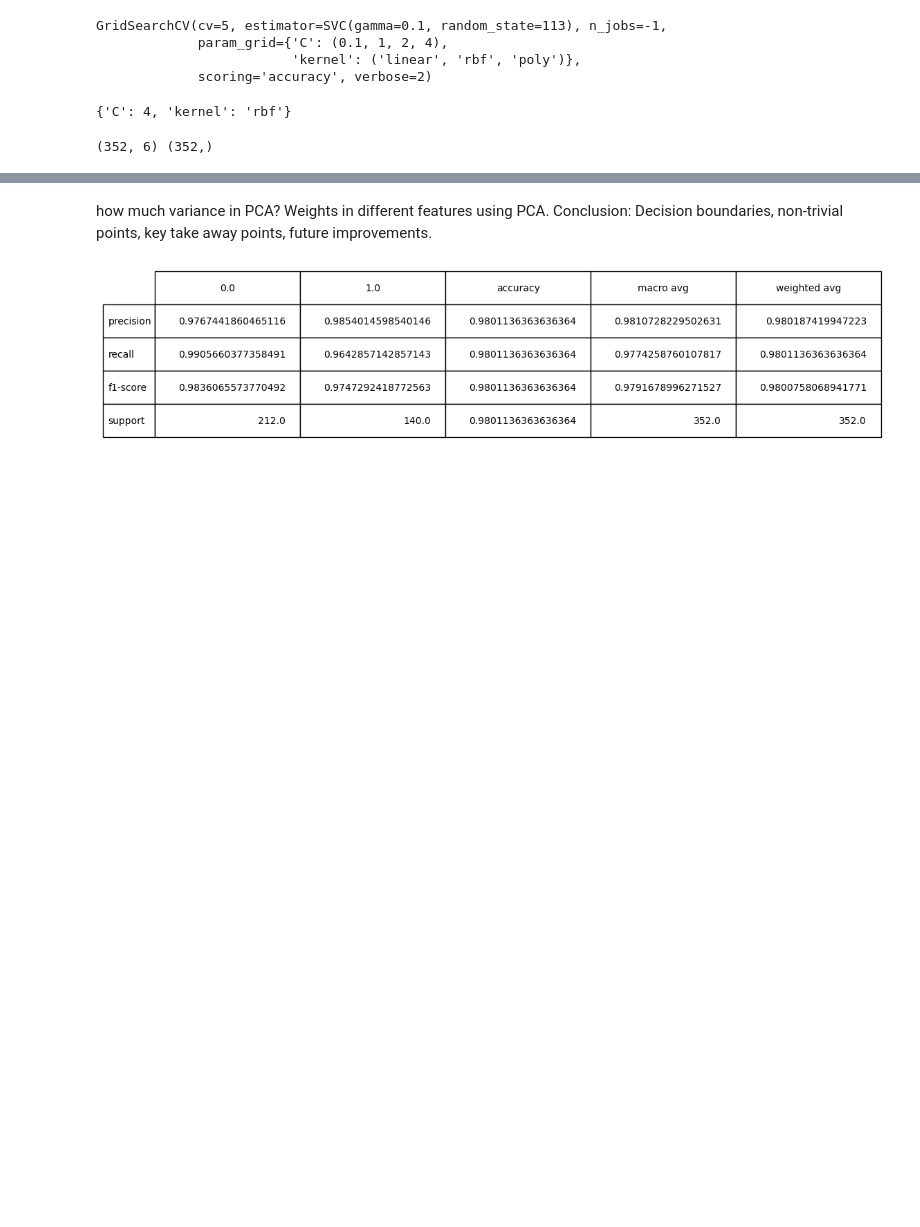
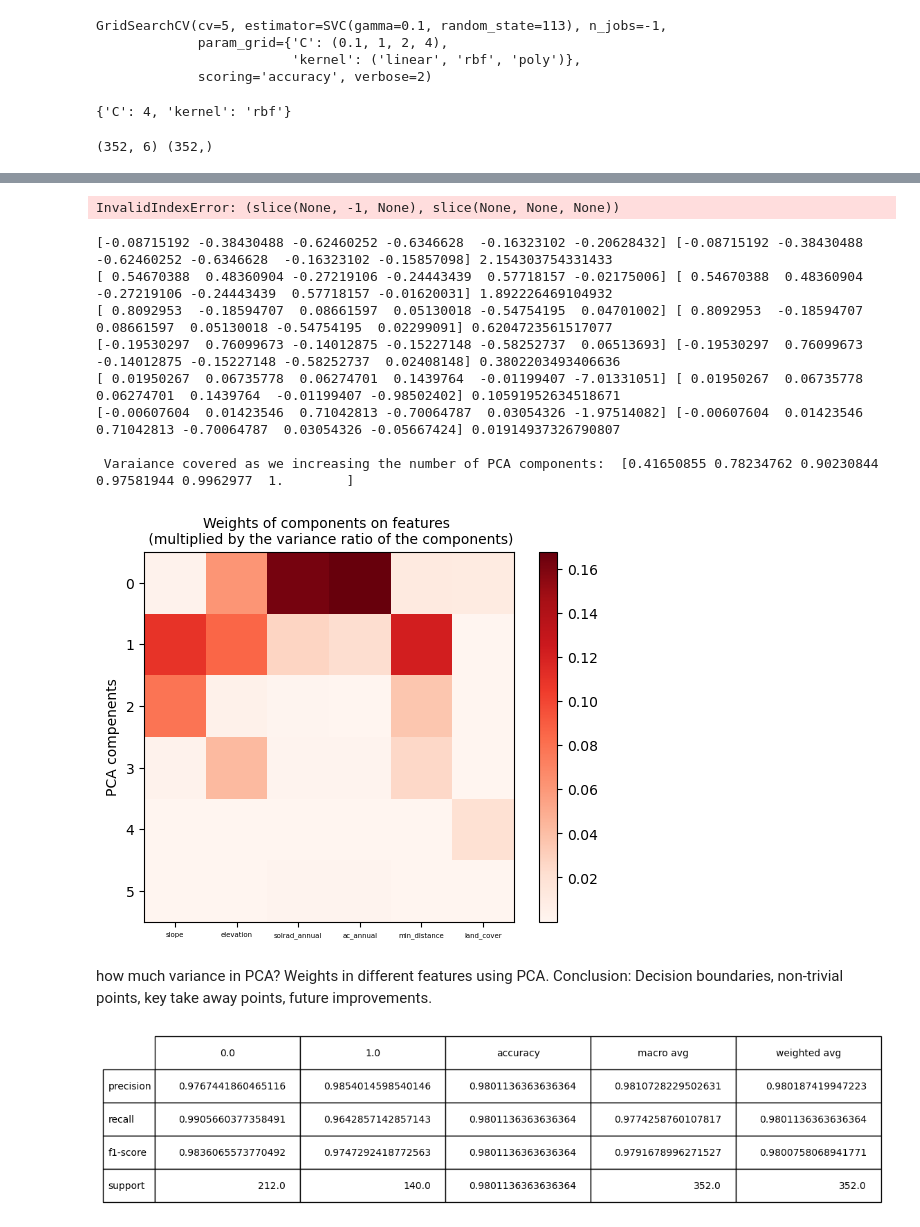
Before and after one commit to hrhampapura/SolarFarmPrediction, a Jupyter notebook: ml_code/SVM/svm.ipynb, the cells around one changed output, grey strips where cells are left out. Cells and saved outputs as stored; diff of their text form; code cells hidden in the pictures; blank space fills up the shorter version.

```diff
--- a/ml_code/SVM/svm.ipynb
+++ b/ml_code/SVM/svm.ipynb
@@ -150,6 +150,9 @@ assert np.sum(np.abs(X_train_2['land_cover'].values - X_train['land_cover'].valu
 
 X_test = X_test_2
 X_train = X_train_2
+
+col_index = {'slope':0, 'elevation':1,  'solrad_annual':2,'ac_annual':3, 'min_distance':4,'land_cover':5}
+index_col = {0:'slope', 1:'elevation',  2:'solrad_annual',3:'ac_annual', 4:'min_distance',5:'land_cover'}
 # %%
 len(X_train),len(X_test)
 # %% [output]
@@ -205,3 +223,40 @@ y_pred_test_svm = svm_tuned.predict(Xreducedtest)
+# %%
+np.dot(X_train[:-1,:].T, X_train[:-1,:]).shape
+# %% [output]
+InvalidIndexError: (slice(None, -1, None), slice(None, None, None))
+# %%
+components = pca.components_ #eigenvectors of pca
+num_com = components.shape[0]
+eigvals = pca.explained_variance_ #eigenvalues of pca
+covariance = np.dot(X_train.T,X_train)/(X_train.shape[0]-1)
+
+# checking the SVD decompostion
+for i in range(components.shape[0]):
+    temp = np.dot(covariance,components[i])/eigvals[i]
+    print(temp,components[i],eigvals[i])
+    # assert np.mean(np.abs(temp-components[i])) < 1e-8
+    # eigvals.append(np.dot(temp,components[i]))
+
+var_ratio = pca.explained_variance_ratio_
+print("\n Varaiance covered as we increasing the number of PCA components: ", np.cumsum(var_ratio))
+
+fig,ax = pl.subplots()
+img = ax.imshow(components[:,:]**2*var_ratio.reshape((num_com,1)),cmap='Reds')
+pl.colorbar(img)
+ax.set_xticks([0,1,2,3,4,5])
+ax.set_xticklabels([index_col[i] for i in range(components.shape[1])],fontsize=5)
+ax.set_ylabel('PCA compenents',fontsize=10)
+_ = ax.set_title('Weights of components on features \n (multiplied by the variance ratio of the components)',fontsize=10)
+# %% [output]
+[-0.08715192 -0.38430488 -0.62460252 -0.6346628  -0.16323102 -0.20628432] [-0.08715192 -0.38430488 -0.62460252 -0.6346628  -0.16323102 -0.15857098] 2.154303754331433
+[ 0.54670388  0.48360904 -0.27219106 -0.24443439  0.57718157 -0.02175006] [ 0.54670388  0.48360904 -0.27219106 -0.24443439  0.57718157 -0.01620031] 1.892226469104932
+[ 0.8092953  -0.18594707  0.08661597  0.05130018 -0.54754195  0.04701002] [ 0.8092953  -0.18594707  0.08661597  0.05130018 -0.54754195  0.02299091] 0.6204723561517077
+[-0.19530297  0.76099673 -0.14012875 -0.15227148 -0.58252737  0.06513693] [-0.19530297  0.76099673 -0.14012875 -0.15227148 -0.58252737  0.02408148] 0.3802203493406636
+[ 0.01950267  0.06735778  0.06274701  0.1439764  -0.01199407 -7.01331051] [ 0.01950267  0.06735778  0.06274701  0.1439764  -0.01199407 -0.98502402] 0.10591952634518671
+[-0.00607604  0.01423546  0.71042813 -0.70064787  0.03054326 -1.97514082] [-0.00607604  0.01423546  0.71042813 -0.70064787  0.03054326 -0.05667424] 0.01914937326790807
+
+ Varaiance covered as we increasing the number of PCA components:  [0.41650855 0.78234762 0.90230844 0.97581944 0.9962977  1.        ]
+[figure, added]
 # %% [markdown]
 how much variance in PCA? Weights in different features using PCA.
 Conclusion:
```
Also changed, not shown: parts of 1 cell of this notebook, 5 other files.
